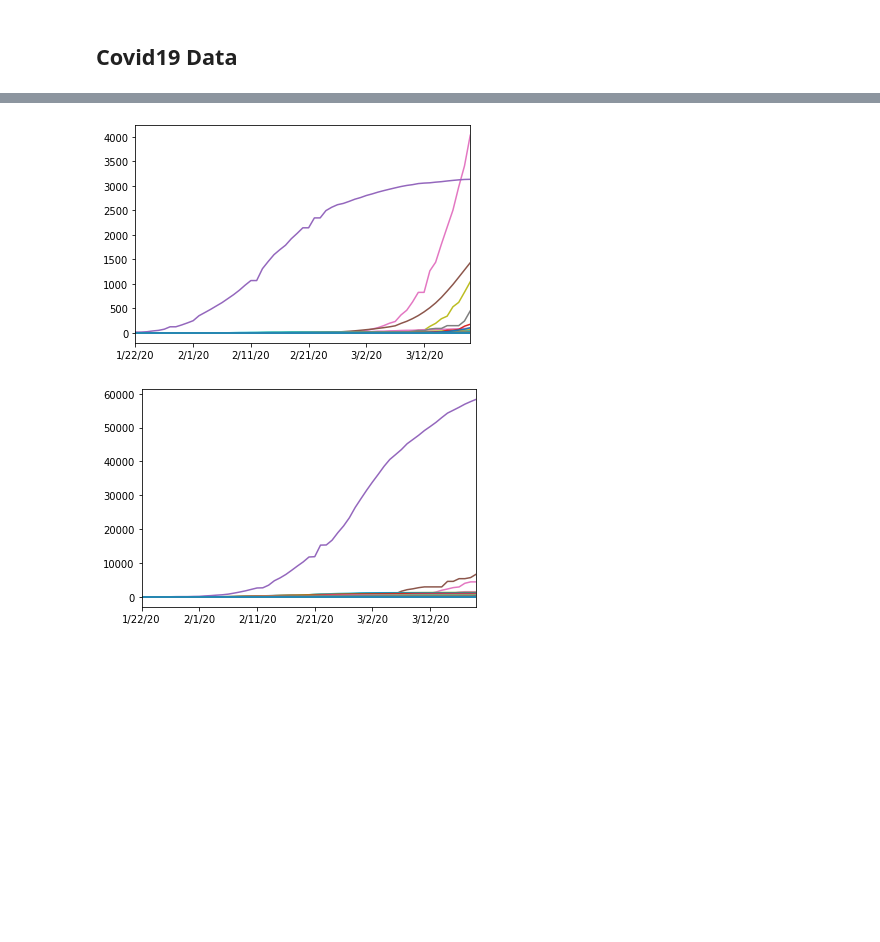
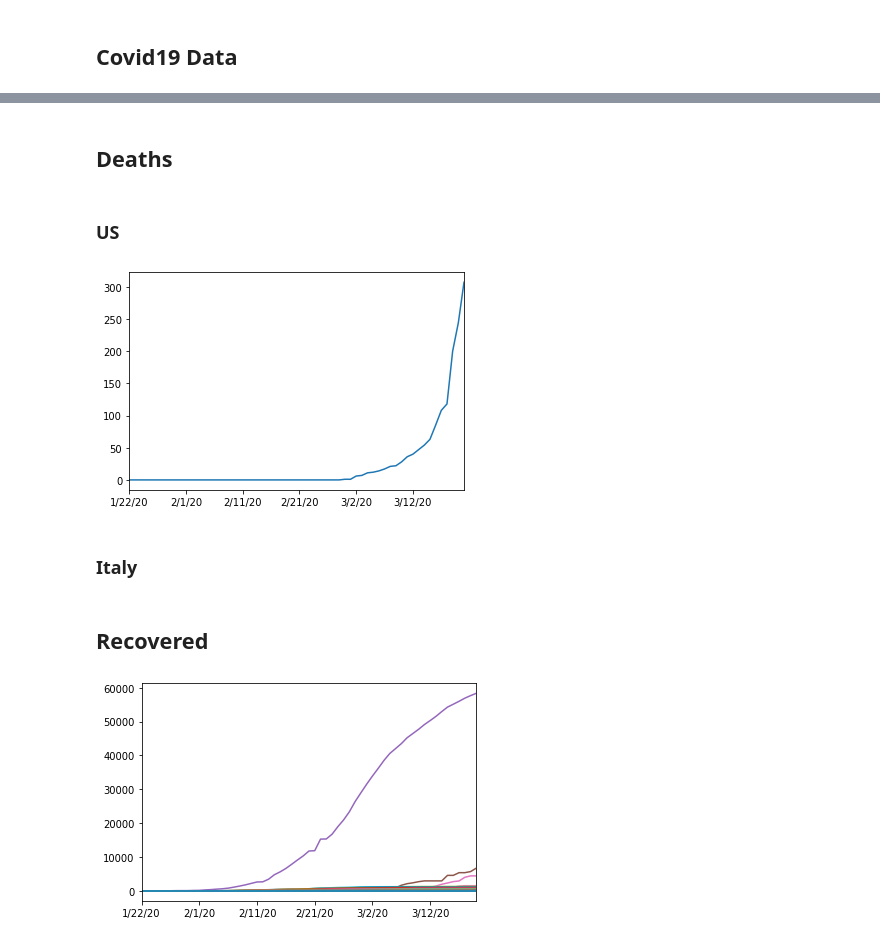
Before and after one commit to nberman12/COVID19-vs-Stocks, a Jupyter notebook: dev/daniel/Data_Collection.ipynb, the cells around one changed output, grey strips where cells are left out. Saved outputs shown, nothing was run; the diff lists cells and outputs as text; code cells hidden in the pictures; blank space fills up the shorter version.

Commit message:
updated graphs

```diff
--- a/dev/daniel/Data_Collection.ipynb
+++ b/dev/daniel/Data_Collection.ipynb
@@ -341,9 +362,16 @@ time_series_2019_ncov_Recovered = pd.read_csv("covid19_data/time_series_2019-nco
+# %% [markdown]
+## Deaths
+# %% [markdown]
+### US
 # %%
-t = time_series_2019_ncov_Deaths
+t = time_series_2019_ncov_Deaths[time_series_2019_ncov_Deaths['Country/Region']=='US']
 t =t.drop(columns =['Lat','Long','Province/State'])
-t =t.set_index('Country/Region')
+t = t.groupby('Country/Region').sum()
+
 t =t.T
 t.plot(legend=False)
 plt.show()
 # %% [output]
-[figure, old version]
+[figure, new version]
+# %% [markdown]
+### Italy
@@ -350,3 +386,5 @@ plt.show()
+# %% [markdown]
+## Recovered
 # %%
 t = time_series_2019_ncov_Recovered
 t =t.drop(columns =['Lat','Long','Province/State'])
```
Also changed, not shown: parts of 2 cells of this notebook, 7 other files.
